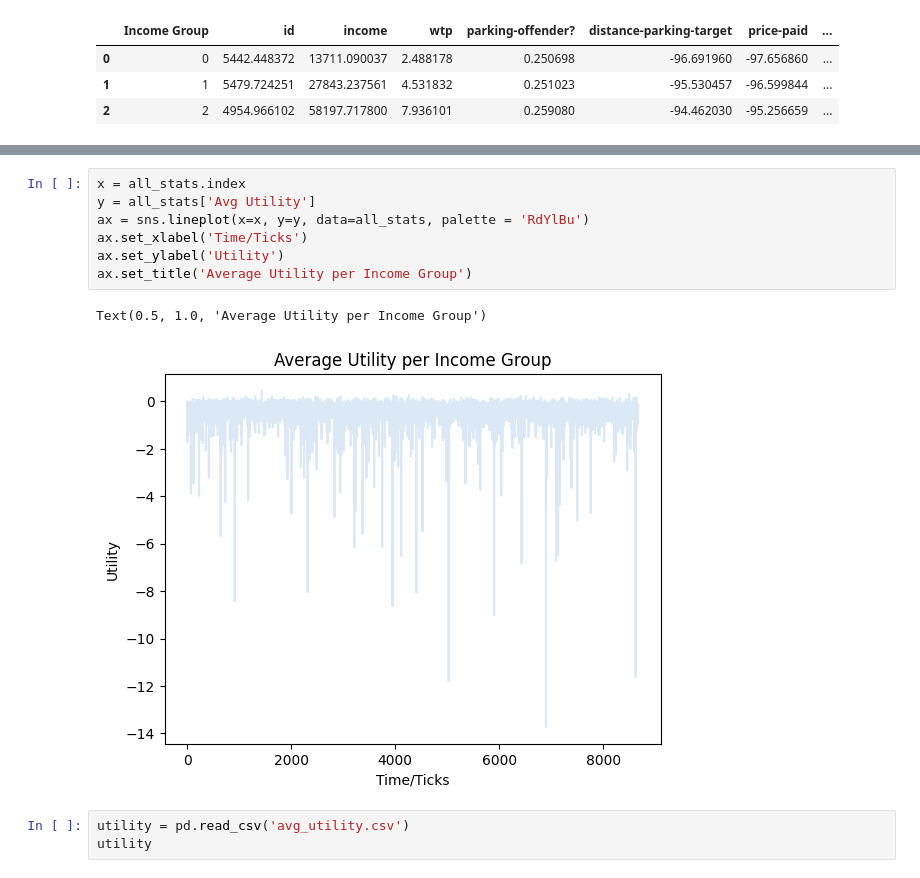
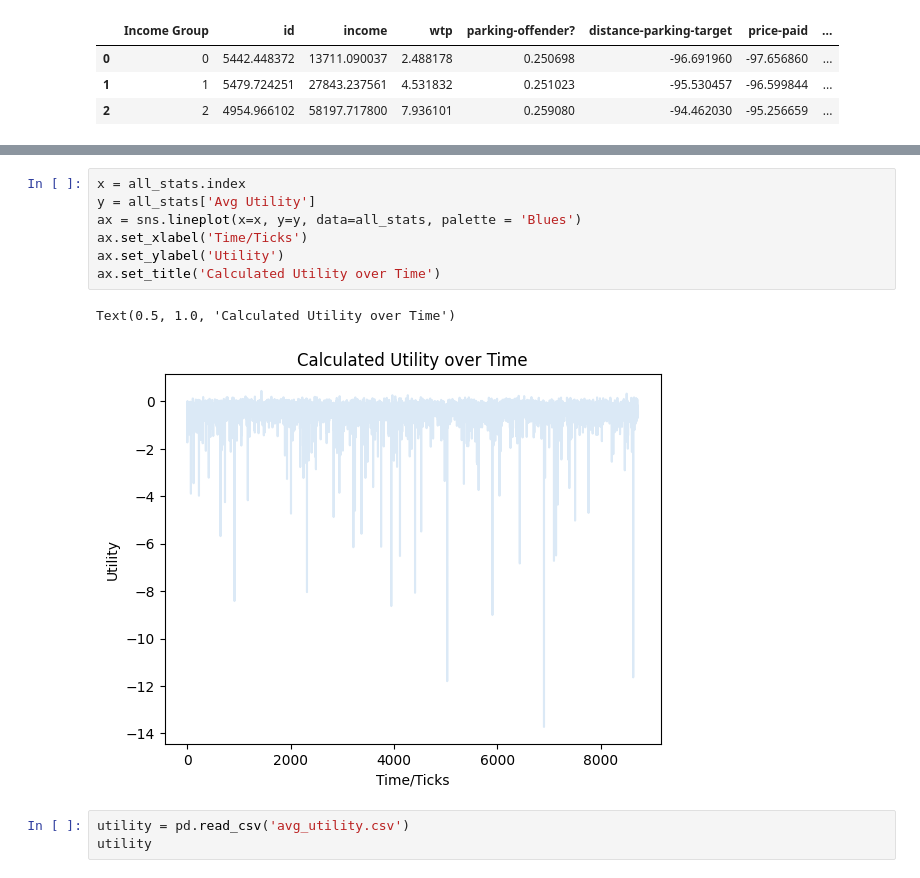
Before and after one commit to kimlindner/social_simulation_seminar, a Jupyter notebook: notebooks/evaluation.ipynb, the cells around one changed output, grey strips where cells are left out. Drawn from its saved outputs; the diff is of its cells as text.

```diff
--- a/notebooks/evaluation.ipynb
+++ b/notebooks/evaluation.ipynb
@@ -306,13 +763,13 @@ Text(0.5, 1.0, 'Average Utility per Income Group')
 # %%
 x = all_stats.index
 y = all_stats['Avg Utility']
-ax = sns.lineplot(x=x, y=y, data=all_stats, palette = 'RdYlBu')
+ax = sns.lineplot(x=x, y=y, data=all_stats, palette = 'Blues')
 ax.set_xlabel('Time/Ticks')
 ax.set_ylabel('Utility')
-ax.set_title('Average Utility per Income Group')
+ax.set_title('Calculated Utility over Time')
 # %% [output]
-Text(0.5, 1.0, 'Average Utility per Income Group')
+Text(0.5, 1.0, 'Calculated Utility over Time')
-[figure, old version]
+[figure, new version]
 # %%
 utility = pd.read_csv('avg_utility.csv')
 utility
```
Also changed, not shown: parts of 35 cells of this notebook.
